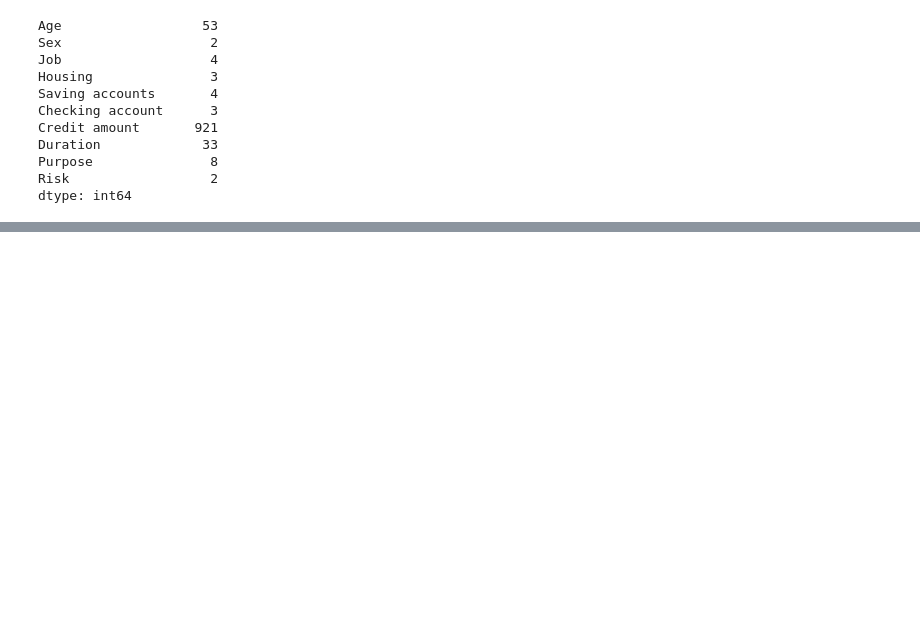
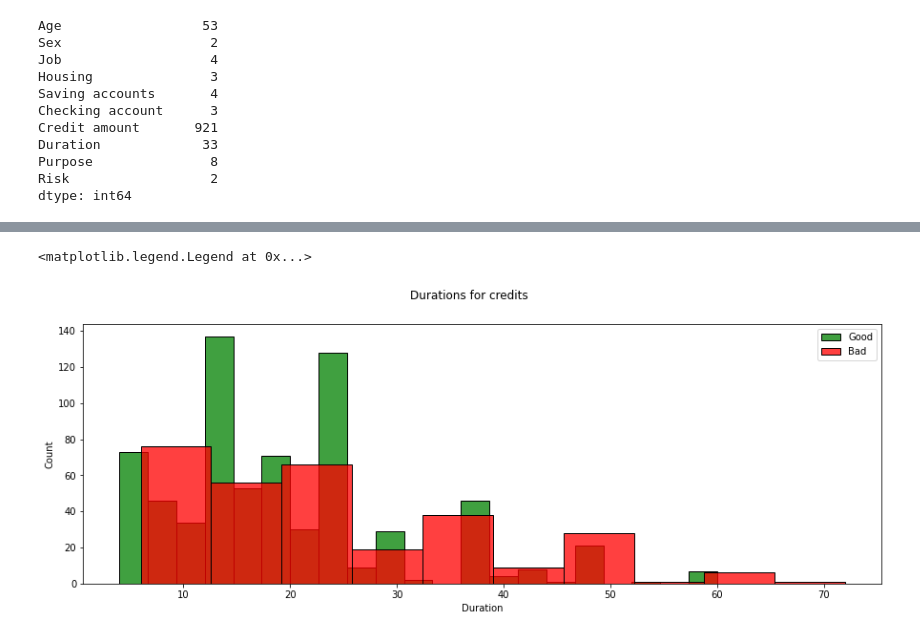
Before and after one commit to PersDep/german-credit-data, a Jupyter notebook: german-credit-data.ipynb, the cells around one changed output, grey strips where cells are left out. Cells and saved outputs as stored; diff of their text form; code cells hidden in the pictures; blank space fills up the shorter version.

```diff
--- a/german-credit-data.ipynb
+++ b/german-credit-data.ipynb
@@ -111,0 +173,12 @@ dtype: int64
+# %%
+# посмотрим на возможности seaborn с накладывающимися гистограммами
+import seaborn as sns
+
+fig = plt.figure(figsize=(15, 5))
+sns.histplot(df_credit[df_credit["Risk"]== 'good']["Duration"], color='g', label='Good')
+sns.histplot(df_credit[df_credit["Risk"]== 'bad']["Duration"], color='r', label='Bad')
+fig.suptitle('Durations for credits')
+plt.legend(loc='best')
+# %% [output]
+<matplotlib.legend.Legend at 0x...>
+[figure, added]
```
Also changed, not shown: parts of 26 cells of this notebook.
